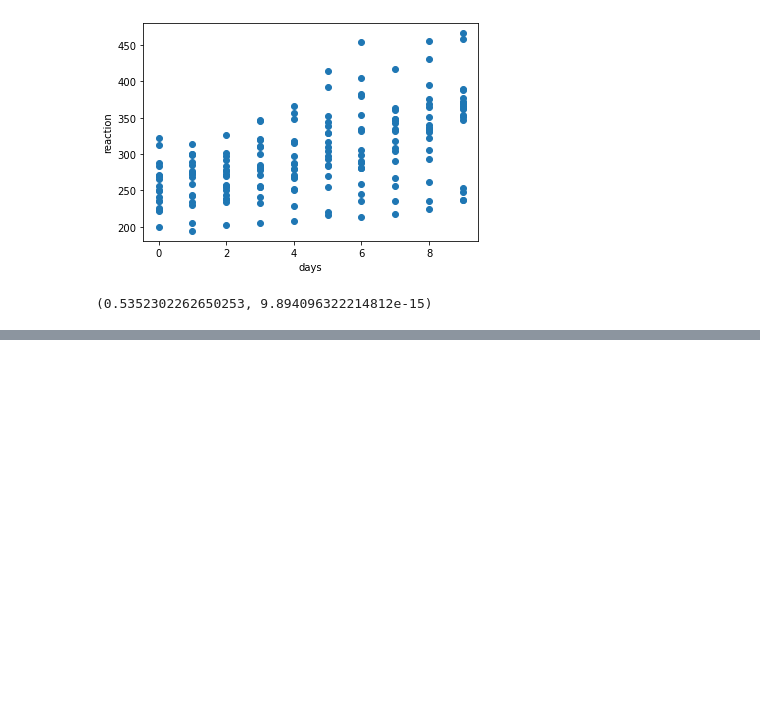
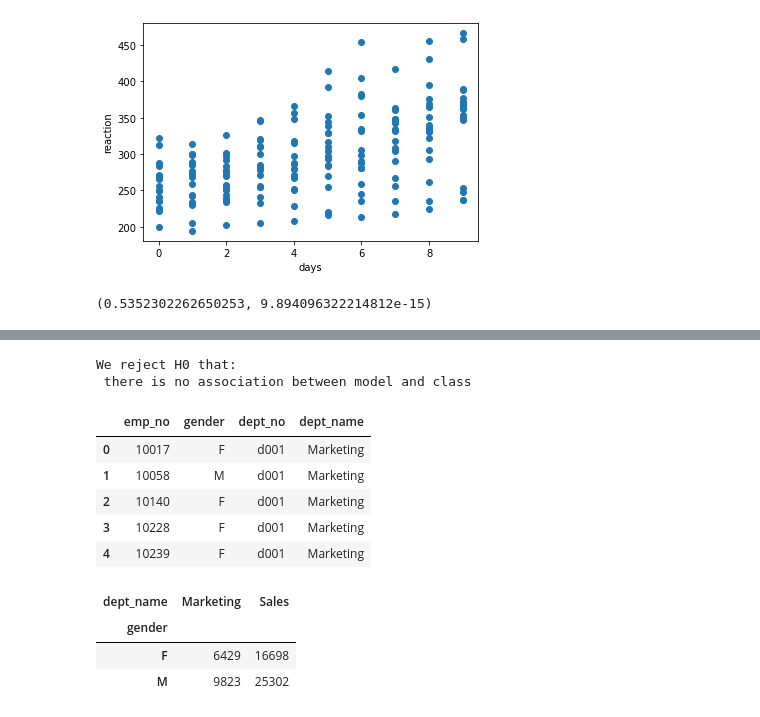
Before and after one commit to ian-james-johnson/data_science_notes, a Jupyter notebook: hypothesis_testing.ipynb, the cells around one changed output, grey strips where cells are left out. Cells and saved outputs as stored; diff of their text form; code cells hidden in the pictures; blank space fills up the shorter version.

Commit message:
answering questions

```diff
--- a/hypothesis_testing.ipynb
+++ b/hypothesis_testing.ipynb
@@ -832,0 +973,57 @@ corr, p
+# %%
+null_hypothesis =  'there is no association between model and class'
+alpha = 0.05
+if p < alpha:
+    print('We reject H0 that:\n', null_hypothesis)
+else:
+    print('We fail to reject H0 ')
+# %% [output]
+We reject H0 that:
+ there is no association between model and class
+# %%
+#3
+# Use the data from the employees database to answer these questions:
+
+# Is an employee's gender independent of whether an employee works in sales or marketing?
+#(only look at current employees)
+
+# Is an employee's gender independent of whether or not they are or have been a manager?
+
+from env import host, user, password
+
+url = f'mysql+pymysql://{user}:{password}@{host}/employees'
+
+query = """
+select emp_no, gender, dept_no, dept_name
+from employees e
+join salaries s using(emp_no)
+join dept_emp de using(emp_no)
+join departments d using(dept_no)
+where s.to_date > now() and
+d.dept_name in ('Sales', 'Marketing');
+"""
+
+e_df = pd.read_sql(query, url)
+e_df.head()
+# %% [output]
+|  | emp_no | gender | dept_no | dept_name |
+| 0 | 10017 | F | d001 | Marketing |
+| 1 | 10058 | M | d001 | Marketing |
+| 2 | 10140 | F | d001 | Marketing |
+| 3 | 10228 | F | d001 | Marketing |
+| 4 | 10239 | F | d001 | Marketing |
+# %%
+#3
+# Is an employee's gender independent of whether an employee works in sales or marketing?
+# (only look at current employees)
+
+# H0: there is no association between gender and department
+# Ha: there is an association between gender and department
+
+observed = pd.crosstab(e_df.gender, e_df.dept_name)
+observed
+# %% [output]
+| dept_name | Marketing | Sales |
+| gender |  |  |
+| F | 6429 | 16698 |
+| M | 9823 | 25302 |
```
Also changed, not shown: parts of 11 cells of this notebook, 1 other file.
